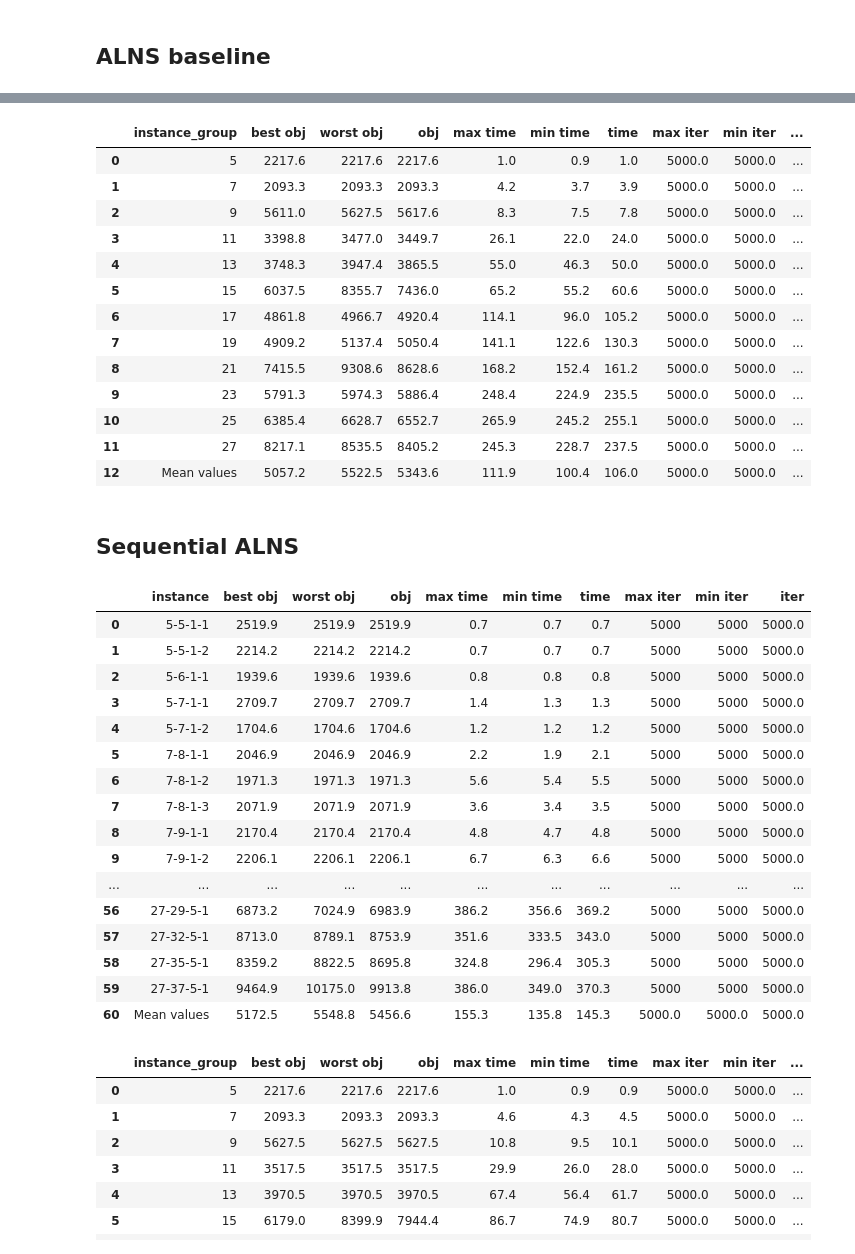
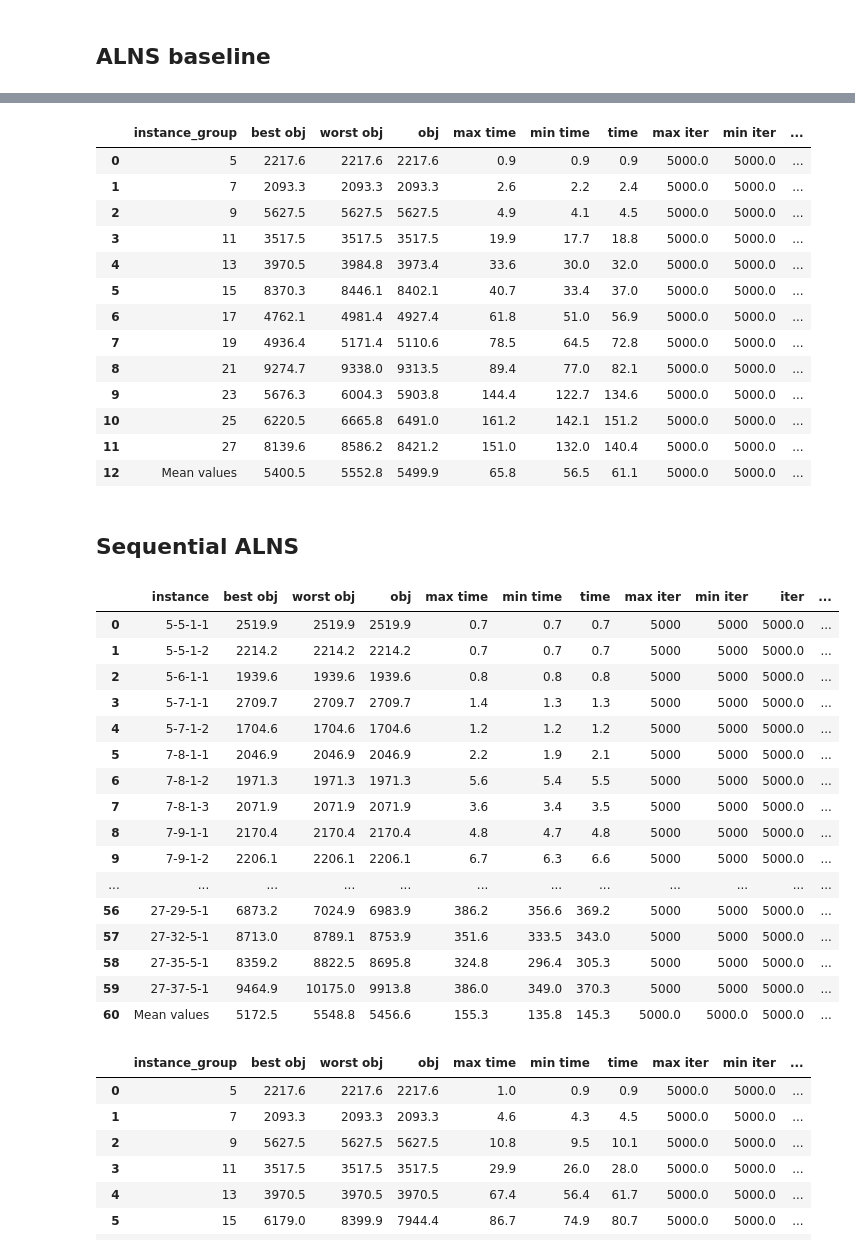
Before and after one commit to avandvik/masters-thesis, a Jupyter notebook: plot/performance.ipynb, the cells around one changed output, grey strips where cells are left out. Saved outputs shown, nothing was run; the diff lists cells and outputs as text; code cells hidden in the pictures.

Commit message:
New frames for performance

```diff
--- a/plot/performance.ipynb
+++ b/plot/performance.ipynb
@@ -221,5 +223,10 @@ def aggregate_df_by_instance_group(df):
     df = df.append(mean_row, ignore_index=True)
     df = df.round(1)
     return df
+
+def load_df(file_name):
+    run_df = pd.read_pickle(f'dataframes/performance/{file_name}')
+    # run_df = sort_df(run_df, sort_column)
+    return run_df
 # %% [markdown]
 ## ALNS baseline
@@ -250,20 +264,21 @@ run_baseline_df
 # %%
+run_baseline_agg_df = load_df('baseline_agg.pkl')
 run_baseline_agg_df
 # %% [output]
 |  | instance_group | best obj | worst obj | obj | max time | min time | time | max iter | min iter | ... |
-| 0 | 5 | 2217.6 | 2217.6 | 2217.6 | 1.0 | 0.9 | 1.0 | 5000.0 | 5000.0 | ... |
-| 1 | 7 | 2093.3 | 2093.3 | 2093.3 | 4.2 | 3.7 | 3.9 | 5000.0 | 5000.0 | ... |
-| 2 | 9 | 5611.0 | 5627.5 | 5617.6 | 8.3 | 7.5 | 7.8 | 5000.0 | 5000.0 | ... |
-| 3 | 11 | 3398.8 | 3477.0 | 3449.7 | 26.1 | 22.0 | 24.0 | 5000.0 | 5000.0 | ... |
-| 4 | 13 | 3748.3 | 3947.4 | 3865.5 | 55.0 | 46.3 | 50.0 | 5000.0 | 5000.0 | ... |
-| 5 | 15 | 6037.5 | 8355.7 | 7436.0 | 65.2 | 55.2 | 60.6 | 5000.0 | 5000.0 | ... |
-| 6 | 17 | 4861.8 | 4966.7 | 4920.4 | 114.1 | 96.0 | 105.2 | 5000.0 | 5000.0 | ... |
-| 7 | 19 | 4909.2 | 5137.4 | 5050.4 | 141.1 | 122.6 | 130.3 | 5000.0 | 5000.0 | ... |
-| 8 | 21 | 7415.5 | 9308.6 | 8628.6 | 168.2 | 152.4 | 161.2 | 5000.0 | 5000.0 | ... |
-| 9 | 23 | 5791.3 | 5974.3 | 5886.4 | 248.4 | 224.9 | 235.5 | 5000.0 | 5000.0 | ... |
-| 10 | 25 | 6385.4 | 6628.7 | 6552.7 | 265.9 | 245.2 | 255.1 | 5000.0 | 5000.0 | ... |
-| 11 | 27 | 8217.1 | 8535.5 | 8405.2 | 245.3 | 228.7 | 237.5 | 5000.0 | 5000.0 | ... |
-| 12 | Mean values | 5057.2 | 5522.5 | 5343.6 | 111.9 | 100.4 | 106.0 | 5000.0 | 5000.0 | ... |
+| 0 | 5 | 2217.6 | 2217.6 | 2217.6 | 0.9 | 0.9 | 0.9 | 5000.0 | 5000.0 | ... |
+| 1 | 7 | 2093.3 | 2093.3 | 2093.3 | 2.6 | 2.2 | 2.4 | 5000.0 | 5000.0 | ... |
+| 2 | 9 | 5627.5 | 5627.5 | 5627.5 | 4.9 | 4.1 | 4.5 | 5000.0 | 5000.0 | ... |
+| 3 | 11 | 3517.5 | 3517.5 | 3517.5 | 19.9 | 17.7 | 18.8 | 5000.0 | 5000.0 | ... |
+| 4 | 13 | 3970.5 | 3984.8 | 3973.4 | 33.6 | 30.0 | 32.0 | 5000.0 | 5000.0 | ... |
+| 5 | 15 | 8370.3 | 8446.1 | 8402.1 | 40.7 | 33.4 | 37.0 | 5000.0 | 5000.0 | ... |
+| 6 | 17 | 4762.1 | 4981.4 | 4927.4 | 61.8 | 51.0 | 56.9 | 5000.0 | 5000.0 | ... |
+| 7 | 19 | 4936.4 | 5171.4 | 5110.6 | 78.5 | 64.5 | 72.8 | 5000.0 | 5000.0 | ... |
+| 8 | 21 | 9274.7 | 9338.0 | 9313.5 | 89.4 | 77.0 | 82.1 | 5000.0 | 5000.0 | ... |
+| 9 | 23 | 5676.3 | 6004.3 | 5903.8 | 144.4 | 122.7 | 134.6 | 5000.0 | 5000.0 | ... |
+| 10 | 25 | 6220.5 | 6665.8 | 6491.0 | 161.2 | 142.1 | 151.2 | 5000.0 | 5000.0 | ... |
+| 11 | 27 | 8139.6 | 8586.2 | 8421.2 | 151.0 | 132.0 | 140.4 | 5000.0 | 5000.0 | ... |
+| 12 | Mean values | 5400.5 | 5552.8 | 5499.9 | 65.8 | 56.5 | 61.1 | 5000.0 | 5000.0 | ... |
 # %% [markdown]
 ## Sequential ALNS
 # %%
@@ -273,21 +294,22 @@ run_sequential_agg_df = aggregate_df_by_instance_group(run_sequential_df)
 # %%
+run_sequential_df = load_df('sequential.pkl')
 run_sequential_df
 # %% [output]
-|  | instance | best obj | worst obj | obj | max time | min time | time | max iter | min iter | iter |
-| 0 | 5-5-1-1 | 2519.9 | 2519.9 | 2519.9 | 0.7 | 0.7 | 0.7 | 5000 | 5000 | 5000.0 |
-| 1 | 5-5-1-2 | 2214.2 | 2214.2 | 2214.2 | 0.7 | 0.7 | 0.7 | 5000 | 5000 | 5000.0 |
-| 2 | 5-6-1-1 | 1939.6 | 1939.6 | 1939.6 | 0.8 | 0.8 | 0.8 | 5000 | 5000 | 5000.0 |
-| 3 | 5-7-1-1 | 2709.7 | 2709.7 | 2709.7 | 1.4 | 1.3 | 1.3 | 5000 | 5000 | 5000.0 |
-| 4 | 5-7-1-2 | 1704.6 | 1704.6 | 1704.6 | 1.2 | 1.2 | 1.2 | 5000 | 5000 | 5000.0 |
-| 5 | 7-8-1-1 | 2046.9 | 2046.9 | 2046.9 | 2.2 | 1.9 | 2.1 | 5000 | 5000 | 5000.0 |
-| 6 | 7-8-1-2 | 1971.3 | 1971.3 | 1971.3 | 5.6 | 5.4 | 5.5 | 5000 | 5000 | 5000.0 |
-| 7 | 7-8-1-3 | 2071.9 | 2071.9 | 2071.9 | 3.6 | 3.4 | 3.5 | 5000 | 5000 | 5000.0 |
-| 8 | 7-9-1-1 | 2170.4 | 2170.4 | 2170.4 | 4.8 | 4.7 | 4.8 | 5000 | 5000 | 5000.0 |
-| 9 | 7-9-1-2 | 2206.1 | 2206.1 | 2206.1 | 6.7 | 6.3 | 6.6 | 5000 | 5000 | 5000.0 |
-| ... | ... | ... | ... | ... | ... | ... | ... | ... | ... | ... |
-| 56 | 27-29-5-1 | 6873.2 | 7024.9 | 6983.9 | 386.2 | 356.6 | 369.2 | 5000 | 5000 | 5000.0 |
-| 57 | 27-32-5-1 | 8713.0 | 8789.1 | 8753.9 | 351.6 | 333.5 | 343.0 | 5000 | 5000 | 5000.0 |
-| 58 | 27-35-5-1 | 8359.2 | 8822.5 | 8695.8 | 324.8 | 296.4 | 305.3 | 5000 | 5000 | 5000.0 |
-| 59 | 27-37-5-1 | 9464.9 | 10175.0 | 9913.8 | 386.0 | 349.0 | 370.3 | 5000 | 5000 | 5000.0 |
-| 60 | Mean values | 5172.5 | 5548.8 | 5456.6 | 155.3 | 135.8 | 145.3 | 5000.0 | 5000.0 | 5000.0 |
+|  | instance | best obj | worst obj | obj | max time | min time | time | max iter | min iter | iter | ... |
+| 0 | 5-5-1-1 | 2519.9 | 2519.9 | 2519.9 | 0.7 | 0.7 | 0.7 | 5000 | 5000 | 5000.0 | ... |
+| 1 | 5-5-1-2 | 2214.2 | 2214.2 | 2214.2 | 0.7 | 0.7 | 0.7 | 5000 | 5000 | 5000.0 | ... |
+| 2 | 5-6-1-1 | 1939.6 | 1939.6 | 1939.6 | 0.8 | 0.8 | 0.8 | 5000 | 5000 | 5000.0 | ... |
+| 3 | 5-7-1-1 | 2709.7 | 2709.7 | 2709.7 | 1.4 | 1.3 | 1.3 | 5000 | 5000 | 5000.0 | ... |
+| 4 | 5-7-1-2 | 1704.6 | 1704.6 | 1704.6 | 1.2 | 1.2 | 1.2 | 5000 | 5000 | 5000.0 | ... |
+| 5 | 7-8-1-1 | 2046.9 | 2046.9 | 2046.9 | 2.2 | 1.9 | 2.1 | 5000 | 5000 | 5000.0 | ... |
+| 6 | 7-8-1-2 | 1971.3 | 1971.3 | 1971.3 | 5.6 | 5.4 | 5.5 | 5000 | 5000 | 5000.0 | ... |
+| 7 | 7-8-1-3 | 2071.9 | 2071.9 | 2071.9 | 3.6 | 3.4 | 3.5 | 5000 | 5000 | 5000.0 | ... |
+| 8 | 7-9-1-1 | 2170.4 | 2170.4 | 2170.4 | 4.8 | 4.7 | 4.8 | 5000 | 5000 | 5000.0 | ... |
+| 9 | 7-9-1-2 | 2206.1 | 2206.1 | 2206.1 | 6.7 | 6.3 | 6.6 | 5000 | 5000 | 5000.0 | ... |
+| ... | ... | ... | ... | ... | ... | ... | ... | ... | ... | ... | ... |
+| 56 | 27-29-5-1 | 6873.2 | 7024.9 | 6983.9 | 386.2 | 356.6 | 369.2 | 5000 | 5000 | 5000.0 | ... |
+| 57 | 27-32-5-1 | 8713.0 | 8789.1 | 8753.9 | 351.6 | 333.5 | 343.0 | 5000 | 5000 | 5000.0 | ... |
+| 58 | 27-35-5-1 | 8359.2 | 8822.5 | 8695.8 | 324.8 | 296.4 | 305.3 | 5000 | 5000 | 5000.0 | ... |
+| 59 | 27-37-5-1 | 9464.9 | 10175.0 | 9913.8 | 386.0 | 349.0 | 370.3 | 5000 | 5000 | 5000.0 | ... |
+| 60 | Mean values | 5172.5 | 5548.8 | 5456.6 | 155.3 | 135.8 | 145.3 | 5000.0 | 5000.0 | 5000.0 | ... |
 # %%
```
Also changed, not shown: parts of 18 cells of this notebook, 35 other files.
